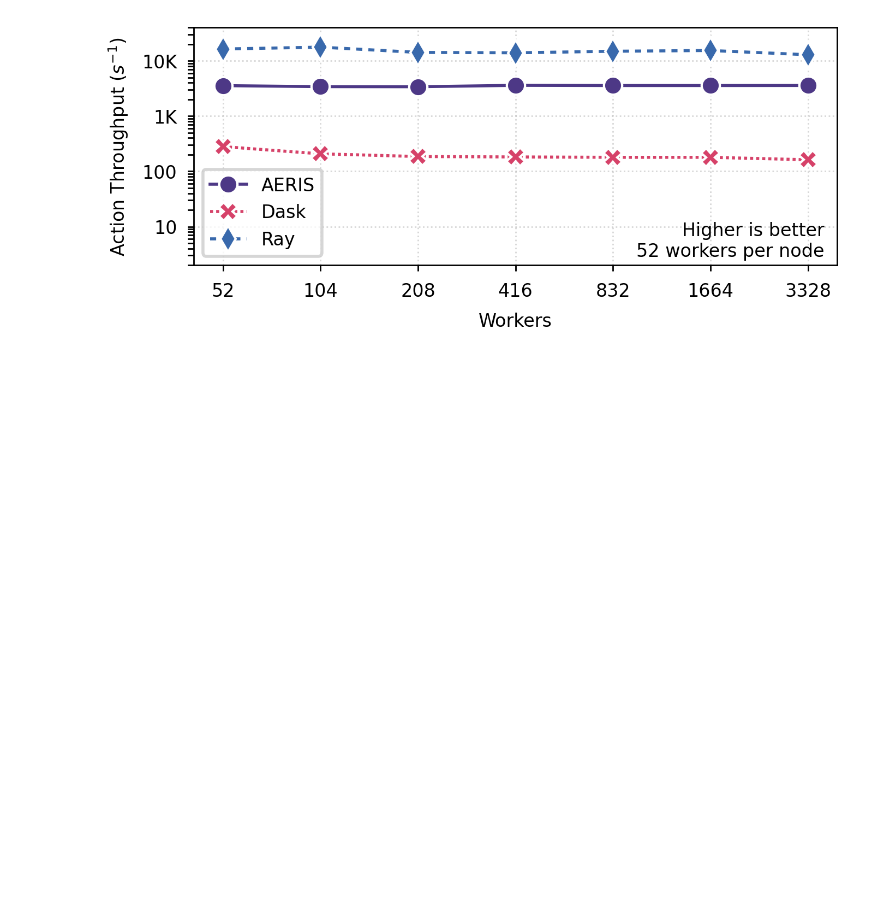
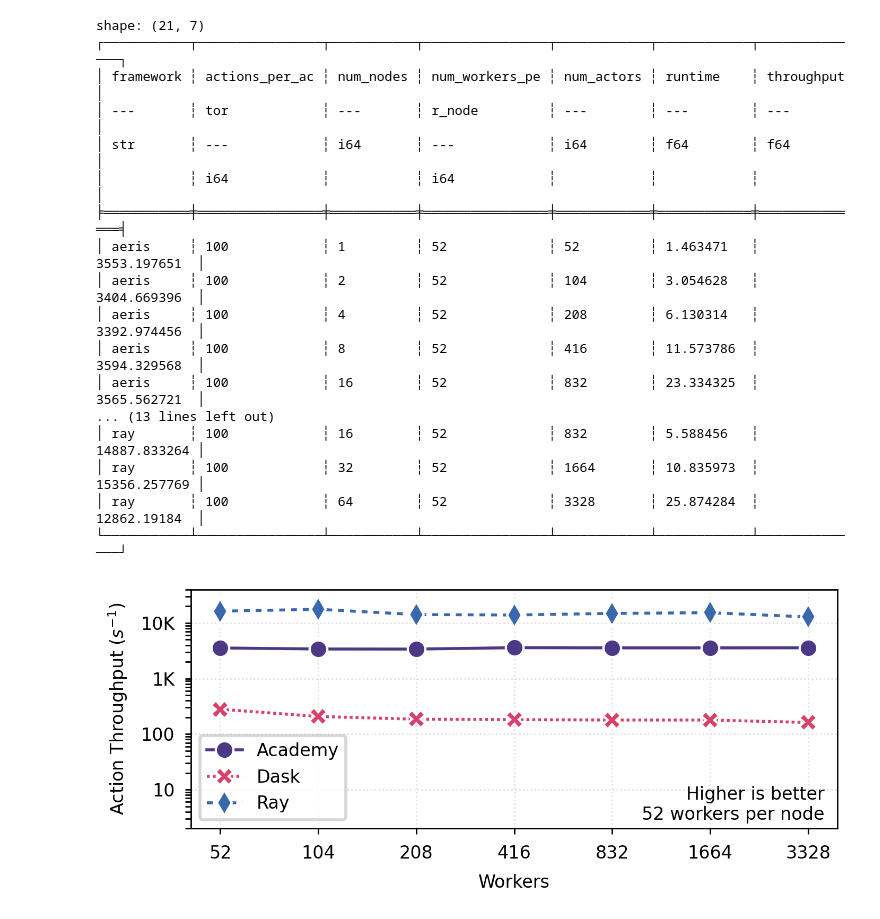
Before and after one commit to proxystore/sc25-evaluation, a Jupyter notebook: notebooks/03-actor-action-throughput.ipynb, the cells around one changed output. Drawn from its saved outputs; the diff is of its cells as text; code cells hidden in the pictures; blank space fills up the shorter version.

```diff
--- a/notebooks/03-actor-action-throughput.ipynb
+++ b/notebooks/03-actor-action-throughput.ipynb
@@ -26,7 +20,10 @@ def load_data(directory: pathlib.Path) -> polars.DataFrame:
             print(f'Error loading {run}... skipping: {e}')
     return polars.concat(dfs)
 # %%
-data = load_data(pathlib.Path('../runs-prod/action-throughput-v1/'))
+data = load_data(pathlib.Path('../runs-prod/action-throughput-v1/')).sort(
+    'framework',
+    'num_actors',
+)
 # %%
 fig, axs = plt.subplots(1, 1)
 
@@ -37,6 +34,7 @@ results = data.with_columns(
         / polars.col('runtime')
     ).alias('throughput'),
 )
+print(results)
 
 xticks = sorted(set(results['num_actors'].to_list()))
 yticks = [10, 100, 1000, 10000]
@@ -62,32 +60,51 @@ handles, _ = axs.get_legend_handles_labels()
 axs.legend(
     loc='lower left',
     handles=handles[::-1],
     title=None,
-    labels=['AERIS', 'Dask', 'Ray'],
+    labels=['Academy', 'Dask', 'Ray'],
 )
 _ = handle.set(
     xscale='log',
     yscale='log',
     xlabel='Workers',
     ylabel='Action Throughput ($s^{-1}$)',
 )
 handle.set_xticks(xticks, minor=False)
 handle.set_xticklabels([str(x) for x in xticks])
 handle.set_yticks(yticks, minor=False)
 handle.set_yticklabels([str(y) for y in yticklabels])
 axs.tick_params(axis='x', which='minor', bottom=False)
 axs.tick_params(axis='y', which='minor', bottom=False)
 axs.set(ylim=[2, 40000])
 
 axs.annotate(
     'Higher is better\n52 workers per node',
     xy=(0.98, 0.02),
     xycoords=('axes fraction'),
     ha='right',
     va='bottom',
 )
 
+fig.tight_layout()
+plt.draw()
 fig.set_size_inches(3.35, 1.25)
 fig.savefig('figures/actor-action-throughput.pdf')
 # %% [output]
+shape: (21, 7)
+┌───────────┬────────────────┬───────────┬────────────────┬────────────┬────────────┬──────────────┐
+│ framework ┆ actions_per_ac ┆ num_nodes ┆ num_workers_pe ┆ num_actors ┆ runtime    ┆ throughput   │
+│ ---       ┆ tor            ┆ ---       ┆ r_node         ┆ ---        ┆ ---        ┆ ---          │
+│ str       ┆ ---            ┆ i64       ┆ ---            ┆ i64        ┆ f64        ┆ f64          │
+│           ┆ i64            ┆           ┆ i64            ┆            ┆            ┆              │
+╞═══════════╪════════════════╪═══════════╪════════════════╪════════════╪════════════╪══════════════╡
+│ aeris     ┆ 100            ┆ 1         ┆ 52             ┆ 52         ┆ 1.463471   ┆ 3553.197651  │
+│ aeris     ┆ 100            ┆ 2         ┆ 52             ┆ 104        ┆ 3.054628   ┆ 3404.669396  │
+│ aeris     ┆ 100            ┆ 4         ┆ 52             ┆ 208        ┆ 6.130314   ┆ 3392.974456  │
+│ aeris     ┆ 100            ┆ 8         ┆ 52             ┆ 416        ┆ 11.573786  ┆ 3594.329568  │
+│ aeris     ┆ 100            ┆ 16        ┆ 52             ┆ 832        ┆ 23.334325  ┆ 3565.562721  │
+... (13 lines left out)
+│ ray       ┆ 100            ┆ 16        ┆ 52             ┆ 832        ┆ 5.588456   ┆ 14887.833264 │
+│ ray       ┆ 100            ┆ 32        ┆ 52             ┆ 1664       ┆ 10.835973  ┆ 15356.257769 │
+│ ray       ┆ 100            ┆ 64        ┆ 52             ┆ 3328       ┆ 25.874284  ┆ 12862.19184  │
+└───────────┴────────────────┴───────────┴────────────────┴────────────┴────────────┴──────────────┘
-[figure, old version]
+[figure, new version]
```
Also changed, not shown: parts of 1 cell of this notebook, 9 other files.
